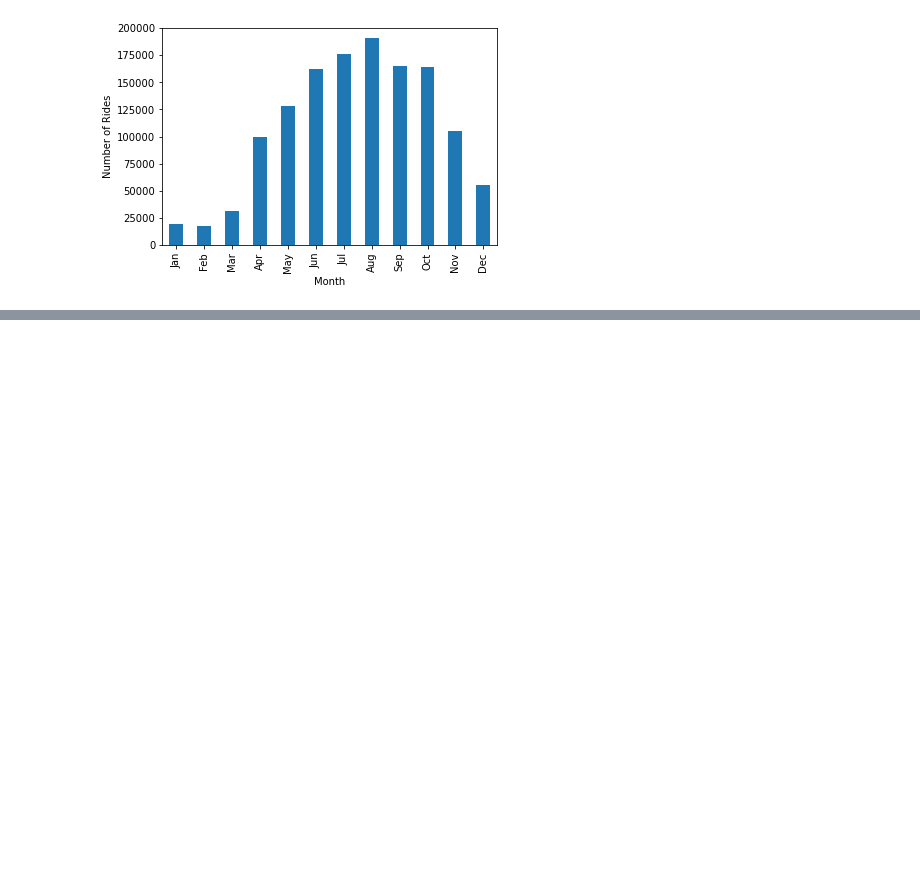
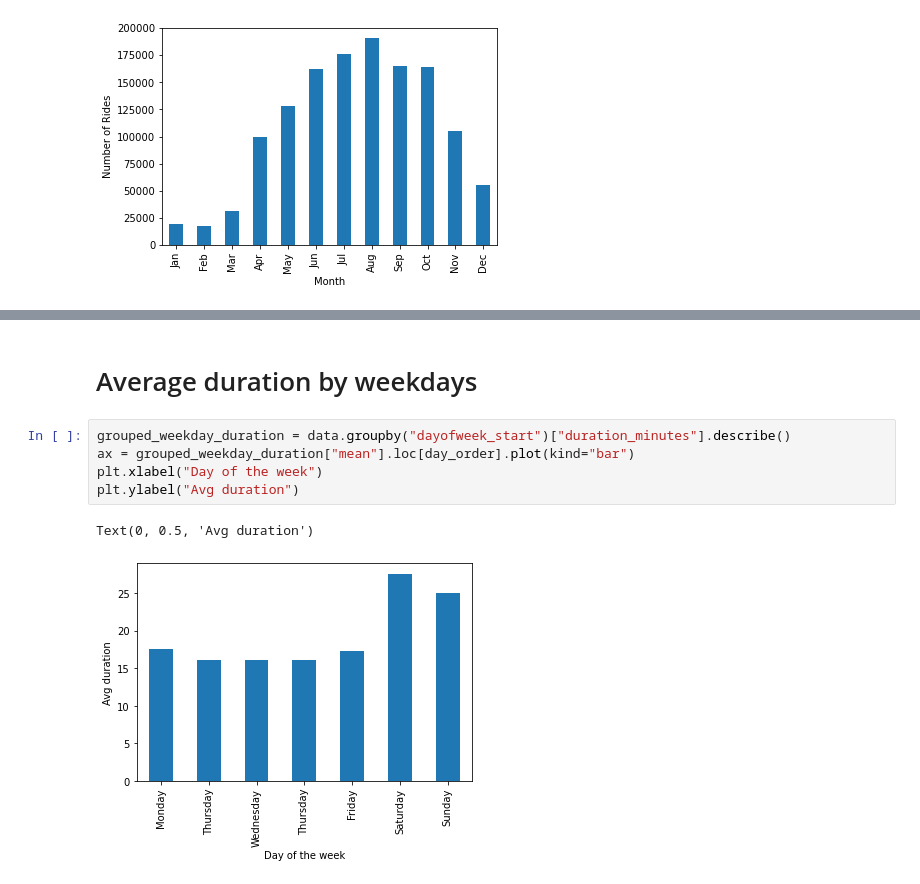
Before and after one commit to OliverSauren/AA_22_Team_14, a Jupyter notebook: Temporal.ipynb, the cells around one changed output, grey strips where cells are left out. Drawn from its saved outputs; the diff is of its cells as text; blank space fills up the shorter version.

```diff
--- a/Temporal.ipynb
+++ b/Temporal.ipynb
@@ -373,0 +404,10 @@ Text(0, 0.5, 'Number of Rides')
+# %% [markdown]
+# Average duration by weekdays
+# %%
+grouped_weekday_duration = data.groupby("dayofweek_start")["duration_minutes"].describe()
+ax = grouped_weekday_duration["mean"].loc[day_order].plot(kind="bar")
+plt.xlabel("Day of the week")
+plt.ylabel("Avg duration")
+# %% [output]
+Text(0, 0.5, 'Avg duration')
+[figure, added]
```
Also changed, not shown: parts of 6 cells of this notebook.
